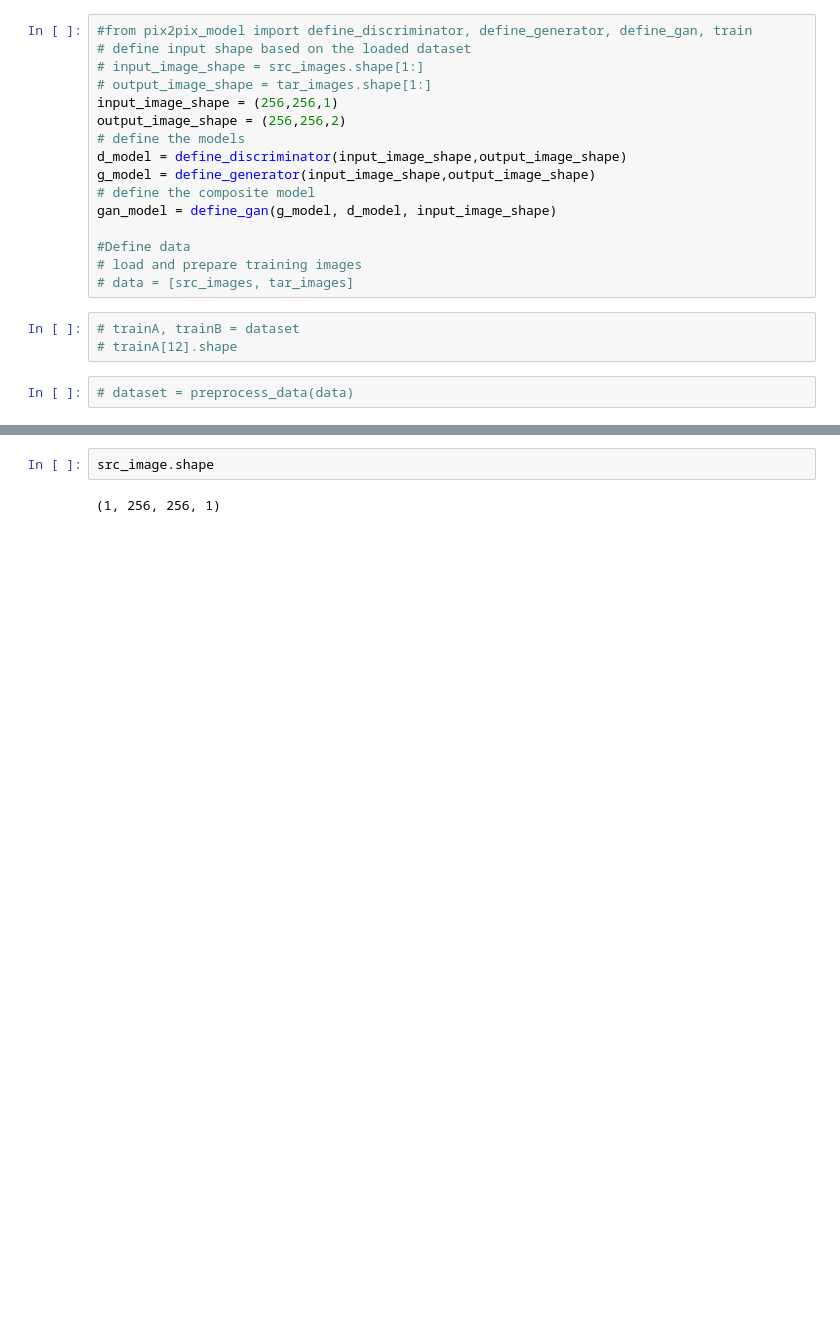
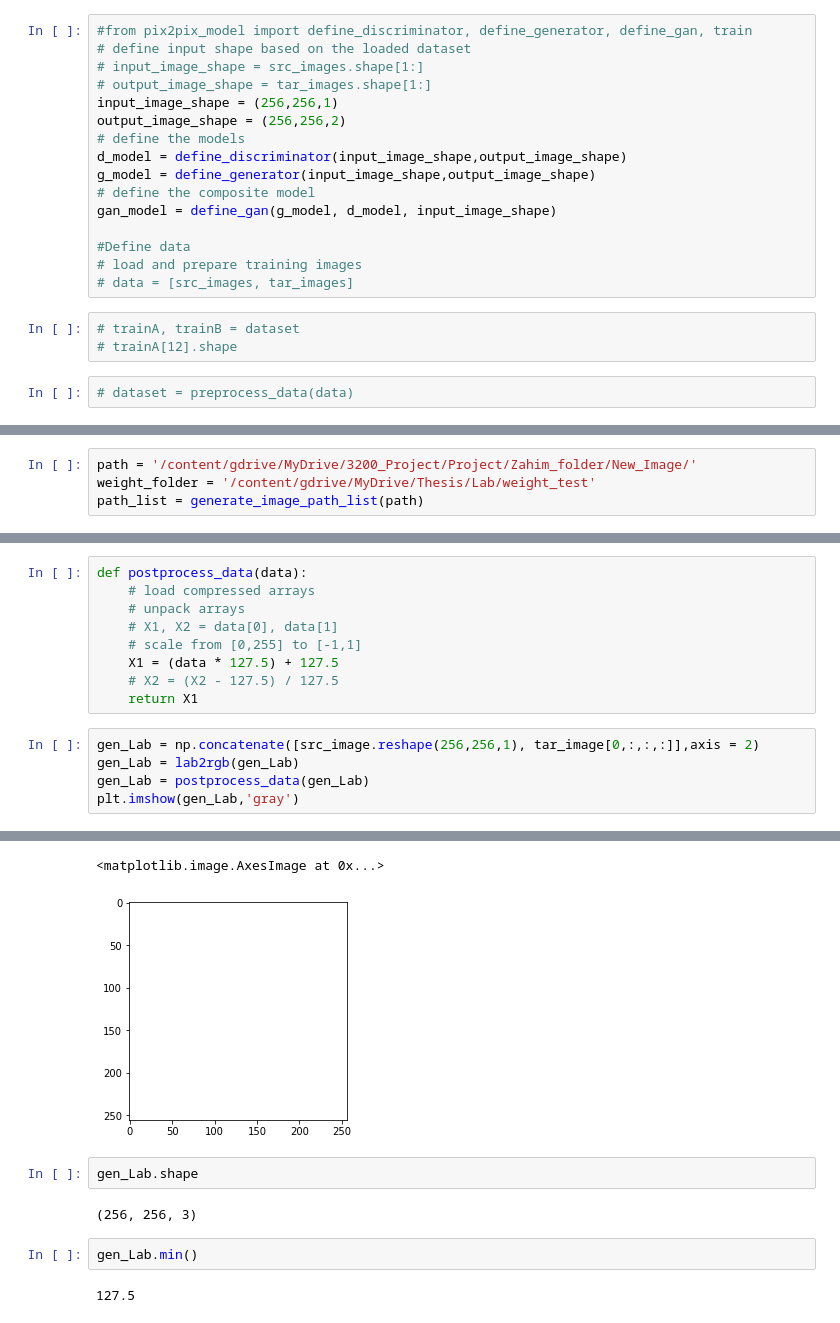
Before and after one commit to Tuna543/image_colorization, a Jupyter notebook: pix2pix_image_colorization_on_Lab_for_larger_dataset.ipynb, the cells around one changed output, grey strips where cells are left out. Saved outputs shown, nothing was run; the diff lists cells and outputs as text; blank space fills up the shorter version.

```diff
--- a/pix2pix_image_colorization_on_Lab_for_larger_dataset.ipynb
+++ b/pix2pix_image_colorization_on_Lab_for_larger_dataset.ipynb
@@ -391 +426,5 @@ path_list = generate_image_path_list(train_image_path)
+# %%
+path = '/content/gdrive/MyDrive/3200_Project/Project/Zahim_folder/New_Image/'
+weight_folder = '/content/gdrive/MyDrive/Thesis/Lab/weight_test'
+path_list = generate_image_path_list(path)
 # %%
@@ -490,0 +649,15 @@ re.shape
+# %%
+def postprocess_data(data):
+	# load compressed arrays
+	# unpack arrays
+	# X1, X2 = data[0], data[1]
+	# scale from [0,255] to [-1,1]
+	X1 = (data * 127.5) + 127.5
+	# X2 = (X2 - 127.5) / 127.5
+	return X1
+# %%
+gen_Lab = np.concatenate([src_image.reshape(256,256,1), tar_image[0,:,:,:]],axis = 2)
+gen_Lab = lab2rgb(gen_Lab)
+gen_Lab = postprocess_data(gen_Lab)
+plt.imshow(gen_Lab,'gray')
+# %% [output]
@@ -491,4 +665,10 @@ re.shape
+<matplotlib.image.AxesImage at 0x...>
+[figure, added]
 # %%
-src_image.shape
+gen_Lab.shape
 # %% [output]
-(1, 256, 256, 1)
+(256, 256, 3)
+# %%
+gen_Lab.min()
+# %% [output]
+127.5
```
Also changed, not shown: parts of 24 cells of this notebook.
